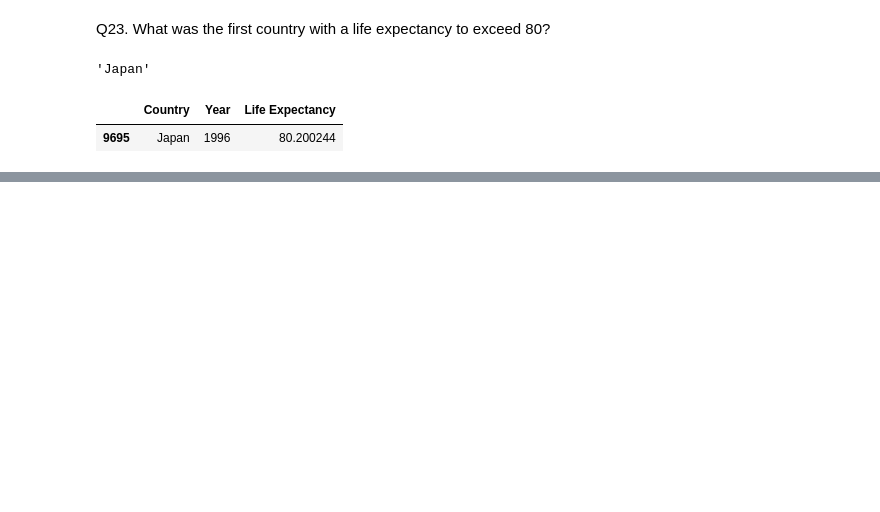
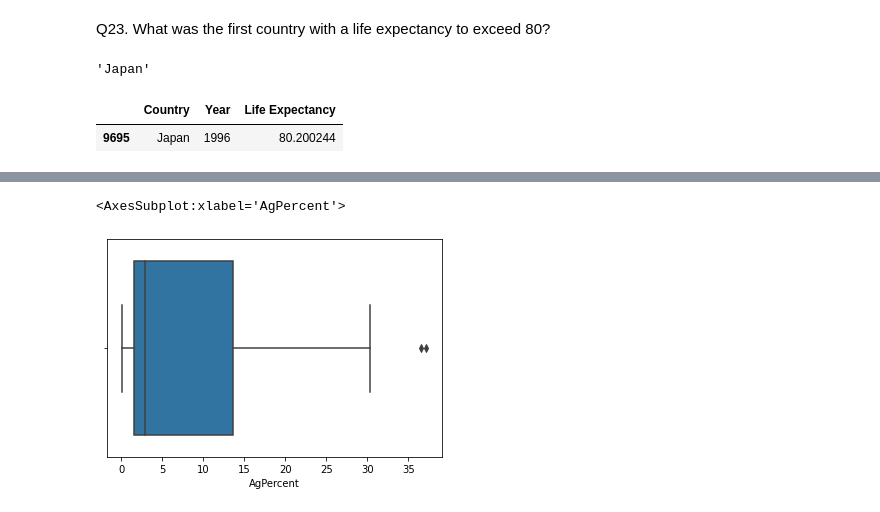
Before and after one commit to nss-data-science-cohort-6/un_data_question-essetetsahai, a Jupyter notebook: notebooks/UN_Data_Exploration.ipynb, the cells around one changed output, grey strips where cells are left out. Saved outputs shown, nothing was run; the diff lists cells and outputs as text; code cells hidden in the pictures; blank space fills up the shorter version.

```diff
--- a/notebooks/UN_Data_Exploration.ipynb
+++ b/notebooks/UN_Data_Exploration.ipynb
@@ -585,0 +839,6 @@ The correlation is stronger for the relationship between log GDP_Per_Capita and
+# %%
+emp_pivoted = emp2.pivot_table(index = 'Country', columns = 'Industry_G', values = 'Value', aggfunc='sum')
+# %%
+emp_pivoted = emp_pivoted.dropna()
+# %%
+emp_pivoted['Sum'] = emp_pivoted.aggregate(func = np.sum, axis=1)
@@ -585,0 +855,2 @@ The correlation is stronger for the relationship between log GDP_Per_Capita and
+# %%
+emp_pivoted['AgPercent'] = 100*emp_pivoted['Agriculture']/emp_pivoted['Sum']
@@ -585,0 +869,5 @@ The correlation is stronger for the relationship between log GDP_Per_Capita and
+# %%
+sns.boxplot(data=emp_pivoted, x = 'AgPercent')
+# %% [output]
+<AxesSubplot:xlabel='AgPercent'>
+[figure, added]
```
Also changed, not shown: parts of 132 cells of this notebook.
